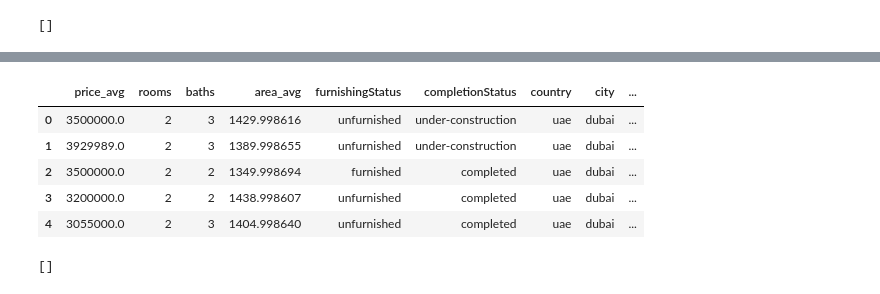
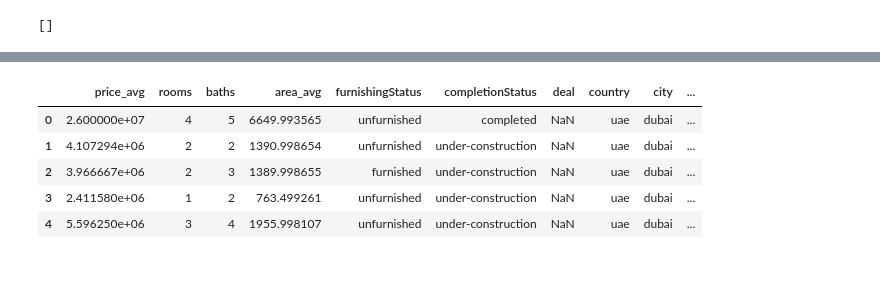
Before and after one commit to Hadi-Hashemi-Nejad/Real-Estate, a Jupyter notebook: Cleaning/temp_Cleaner.ipynb, the cells around one changed output, grey strips where cells are left out. Drawn from its saved outputs; the diff is of its cells as text; code cells hidden in the pictures.

```diff
--- a/Cleaning/temp_Cleaner.ipynb
+++ b/Cleaning/temp_Cleaner.ipynb
@@ -10,6 +10,10 @@ pd.set_option('display.max_columns', None)
 import statistics
 import requests
 from bs4 import BeautifulSoup
+
+from thefuzz import process
+import re
+pd.set_option("display.max_rows", None)
 # %%
 with open("AWS_credentials.txt", "r") as creds:
     creds_list = json.loads(creds.read())
@@ -29,7 +32,7 @@ print(my_spark.catalog.listTables())
 # %% [output]
 []
 # %%
-path = '2024-04-30_6901.parquet.gzip'
+path = '2024-06-18_bayut_listings_for_6901.parquet.gzip'
 df = my_spark.read.format('parquet').options(header=True,inferSchema=True).load(path)
 unreq_cols = ["productLabel","rentFrequency","projectNumber","title_l1","title_l2","title_l3","coverPhoto","photoCount","videoCount","panoramaCount","randBoostScore","randBoostScore_l1",
               "randBoostScore_l2","randBoostScore_l3","floorPlanID","amenities_l1","amenities_l2","amenities_l3","indyScore","indyScore_l1","indyScore_l2","indyScore_l3","photoIDs",
@@ -37,7 +40,7 @@ unreq_cols = ["productLabel","rentFrequency","projectNumber","title_l1","title_l
               "permitNumber","title","externalID","slug","score","score_l1","score_l2","score_l3","hash","isVerified","verification","veridiedScore","type","ownerAgent","amenities","citylevelScore",
               "hasMatchingFloorPlans","hidePrice","locationPurposeTier","plotArea","objectID","project","offplanDetails","completionDetails","paymentPlanSummaries","hasTransactionHistory","hasDldBuildingNk",
               "availabilityStatus","occupancyStatus","keywords","verifiedScore"]
-x = datetime.datetime.timestamp(datetime.datetime.now() - datetime.timedelta(days=20))
+x = datetime.datetime.timestamp(datetime.datetime.now() - datetime.timedelta(days=600))
 df = df.drop(*unreq_cols).filter((df.createdAt > x) | (df.updatedAt > x))
 
 df = df.withColumn("createdAt", to_timestamp(col("createdAt").cast("timestamp"), "yyyyMMddHHmmSS"))
@@ -76,5 +79,3 @@ df = df.withColumn("geography_lng",round(df["geography_lng"],3))
 df = df.drop("geography")
 
 df = df.withColumn("area",col("area")*10.7639)
-
-df.sort(df.updatedAt.desc()).show(10)
@@ -97,2 +81,0 @@ only showing top 10 rows
-# %%
-df.sort(df.updatedAt.desc()).show(20)
@@ -128,4 +82,15 @@ def add_listing(units_in_building):
 # %%
+def add_listing(units_in_building):
+    units_in_building = units_in_building.reset_index(drop=True)
+    listings_cols = ["price","contactName","agency","phone_number","whatsapp","createdAt","updatedAt","reactivatedAt"]
+    listings = {}
+    for index, unit_in_building in units_in_building.iterrows():
+        listing = {}
+        for listing_col in listings_cols:
+            listing[listing_col] = unit_in_building[listing_col]
+        listings["listing_"+str(index+1)] = listing
+    return listings
+
 pdf = df.select("*").toPandas()
 pdf.sort_values("building_name",inplace = True, ignore_index=True)
 
@@ -135,37 +100,38 @@ shared_cols = ["building_name","building_series","sub_neighborhood","neighborhoo
 pdf_new = pdf_new.drop(columns=["createdAt","updatedAt","reactivatedAt","contactName","agency","phone_number","whatsapp"])
 pdf_new["listings"] = ""
 pdf_new["num_listings"] = ""
 
 for units_in_building in pdf.groupby(["building_name"]):
     units_in_building = units_in_building[1].reset_index(drop=True)
 
     units_range = list(range(len(units_in_building)))
     for i in units_range:
         similar_listings = [i]
         for j in range(i+1,len(units_in_building)):
             if (((units_in_building.iloc[j]["price"] <= (units_in_building.iloc[i]["price"]+200000)) and (units_in_building.iloc[j]["price"] >= (units_in_building.iloc[i]["price"]-200000))) and
                 ((units_in_building.iloc[j]["area"] <= (units_in_building.iloc[i]["area"]+10)) and (units_in_building.iloc[j]["area"] >= (units_in_building.iloc[i]["area"]-10))) and
                 (units_in_building.iloc[j]["furnishingStatus"] == units_in_building.iloc[i]["furnishingStatus"]) and
                 (units_in_building.iloc[j]["baths"] == units_in_building.iloc[i]["baths"])):
                 similar_listings.append(j)
-                units_range.remove(j)
+                if j in units_range:
+                    units_range.remove(j)
 
         # new_row = pd.DataFrame()
         new_row =  units_in_building.iloc[i:i+1][shared_cols]
         new_row["price_avg"] = statistics.mean(units_in_building.iloc[similar_listings]["price"])
         new_row["area_avg"] = statistics.mean(units_in_building.iloc[similar_listings]["area"])
         listings = add_listing(units_in_building.iloc[similar_listings])
         new_row["listings"] = [listings]
         new_row["num_listings"] = len(listings)
 
         pdf_new = pd.concat([pdf_new,new_row],ignore_index=True)
 
 
 pdf_new.head()
 # %% [output]
-|  | price_avg | rooms | baths | area_avg | furnishingStatus | completionStatus | country | city | ... |
-| 0 | 3500000.0 | 2 | 3 | 1429.998616 | unfurnished | under-construction | uae | dubai | ... |
-| 1 | 3929989.0 | 2 | 3 | 1389.998655 | unfurnished | under-construction | uae | dubai | ... |
-| 2 | 3500000.0 | 2 | 2 | 1349.998694 | furnished | completed | uae | dubai | ... |
-| 3 | 3200000.0 | 2 | 2 | 1438.998607 | unfurnished | completed | uae | dubai | ... |
-| 4 | 3055000.0 | 2 | 3 | 1404.998640 | unfurnished | completed | uae | dubai | ... |
+|  | price_avg | rooms | baths | area_avg | furnishingStatus | completionStatus | deal | country | city | ... |
+| 0 | 2.600000e+07 | 4 | 5 | 6649.993565 | unfurnished | completed | NaN | uae | dubai | ... |
+| 1 | 4.107294e+06 | 2 | 2 | 1390.998654 | unfurnished | under-construction | NaN | uae | dubai | ... |
+| 2 | 3.966667e+06 | 2 | 3 | 1389.998655 | furnished | under-construction | NaN | uae | dubai | ... |
+| 3 | 2.411580e+06 | 1 | 2 | 763.499261 | unfurnished | under-construction | NaN | uae | dubai | ... |
+| 4 | 5.596250e+06 | 3 | 4 | 1955.998107 | unfurnished | under-construction | NaN | uae | dubai | ... |
@@ -206,4 +137,0 @@ find = soup.find_all('ul', attrs={"role":True})
-# %%
-find
-# %% [output]
-[]
```
Also changed, not shown: parts of 22 cells of this notebook, 8 other files.
